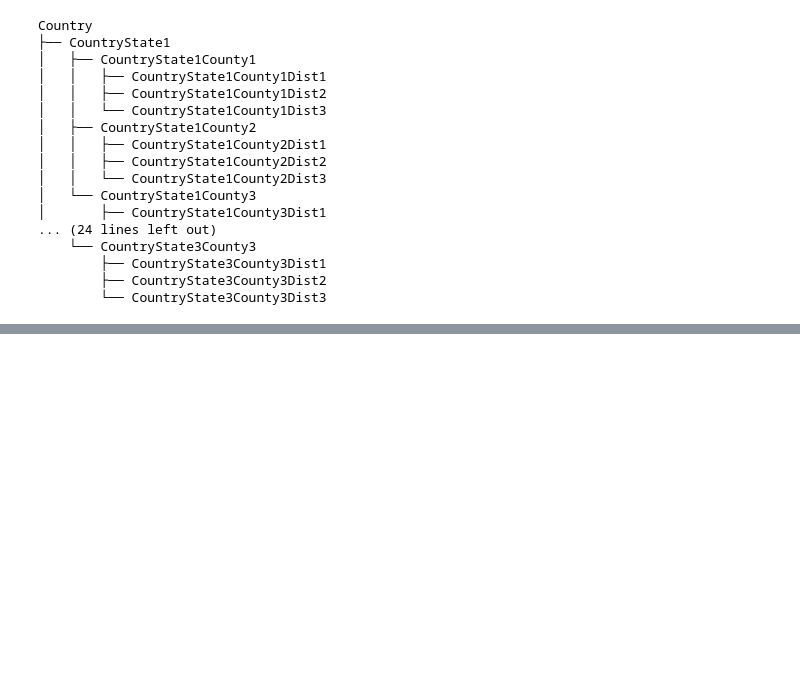
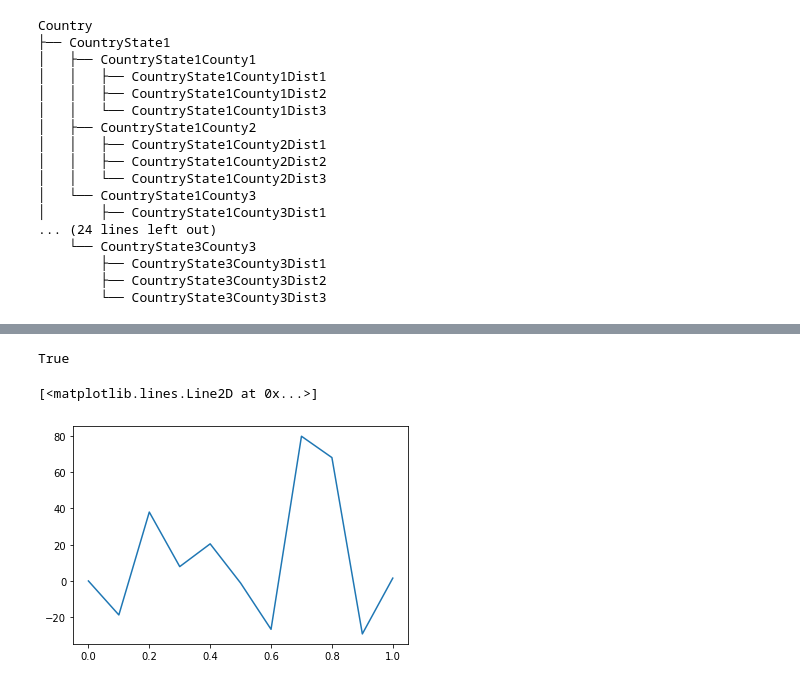
Before and after one commit to mggg/census-diff-privacy, a Jupyter notebook: toy_clown.ipynb, the cells around one changed output, grey strips where cells are left out. Drawn from its saved outputs; the diff is of its cells as text; code cells hidden in the pictures; blank space fills up the shorter version.

```diff
--- a/toy_clown.ipynb
+++ b/toy_clown.ipynb
@@ -58,0 +69,15 @@ True
+# %%
+# 6 -level Trees
+hierarchy = [("Country", 1, 900000.),
+             ("State", 3, 300000.),
+             ("County", 3, 100000.),
+             ("Tract", 10, 10000.),
+             ("BlockGroup", 10, 1000.),
+             ("Block", 10, 100.)]
+
+eps_budget = 0.4998 # I picked a random number from one of Peter's runs
+eps_splits = [0, 0, 0.25, 0.25, 0.25, 0.25]
+
+clown = ToyClown(hierarchy, eps_budget, eps_splits)
+clown.noise_and_adjust()
+clown.show()
@@ -58,0 +102,58 @@ True
+# %%
+# First, a sanity check that the equation at the end of Prop 4 works
+# We will do this check on CountryState1County1Tract1
+p = 0.5
+dist_blocks = []
+other_blocks = []
+tract = clown.get_node("CountryState1County1Tract1")
+block_groups = clown.children(tract.identifier)
+
+def set_diff(a, b):
+    return list(set(a).difference(set(b)))
+
+for bg in block_groups:
+    blocks = clown.children(bg.identifier)
+    chosen_blocks = np.random.choice(blocks, int(p*10), replace=False)
+
+    dist_blocks.extend(chosen_blocks)
+    other_blocks.extend(set_diff(blocks, chosen_blocks))
+
+dist_blk_noises = [blk.data.noise for blk in dist_blocks]
+other_blk_noises = [blk.data.noise for blk in other_blocks]
+blk_errors = [blk.data.error for blk in dist_blocks]
+
+math.isclose((1-p) * sum(dist_blk_noises) - p * sum(other_blk_noises) + p * tract.data.error,
+             sum(blk_errors),
+             abs_tol = 0.000001)
+# %% [output]
+True
+# %%
+# get blk errors for p from 0 to 1
+def get_district_errors_at_p(p, tract_name):
+    dist_blocks = []
+    other_blocks = []
+    tract = clown.get_node(tract_name)
+    block_groups = clown.children(tract.identifier)
+
+    for bg in block_groups:
+        blocks = clown.children(bg.identifier)
+        chosen_blocks = np.random.choice(blocks, int(p*10), replace=False)
+        dist_blocks.extend(chosen_blocks)
+
+    raw_errors = [blk.data.error for blk in dist_blocks]
+    abs_errors = [abs(err) for err in raw_errors]
+
+    return sum(raw_errors), sum(abs_errors)
+# %%
+raw_error_sums = []
+abs_error_sums = []
+ps = np.linspace(0,1,11)
+for p in ps:
+    raw_err, abs_err = get_district_errors_at_p(p, "CountryState1County1Tract1")
+    raw_error_sums.append(raw_err)
+    abs_error_sums.append(abs_err)
+# %%
+plt.plot(ps, raw_error_sums)
+# %% [output]
+[<matplotlib.lines.Line2D at 0x...>]
+[figure, added]
```
Also changed, not shown: parts of 8 cells of this notebook, 2 other files.
